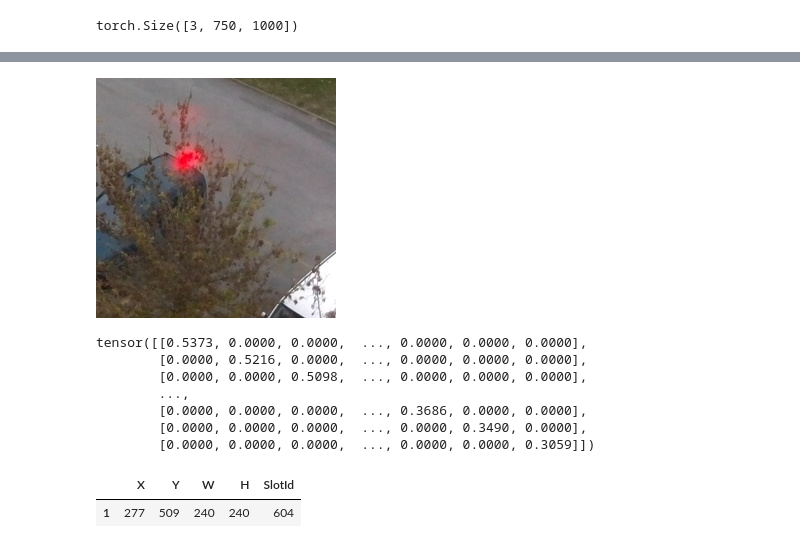
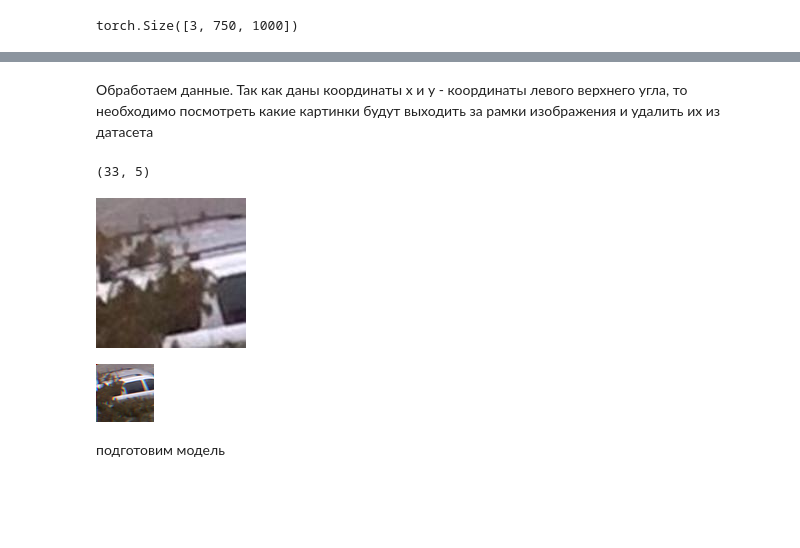
Before and after one commit to VitalBoss/Practice, a Jupyter notebook: detect2_1.ipynb, the cells around one changed output, grey strips where cells are left out. Saved outputs shown, nothing was run; the diff lists cells and outputs as text; code cells hidden in the pictures; blank space fills up the shorter version.

Commit message:
detect2_2
Корректно преобразовал координаты боксов и куски изображений. Также подготовил модель и данные для обучения

```diff
--- a/detect2_1.ipynb
+++ b/detect2_1.ipynb
@@ -296,3 +307,23 @@ h = 240
+# %% [markdown]
+Обработаем данные. Так как даны координаты х и у - координаты левого верхнего угла, то необходимо посмотреть какие картинки будут выходить за рамки изображения и удалить их из датасета
+# %%
+data = data[(data.X + data.W < 1000) & (data.Y + data.H < 750)]
+data.shape
+# %% [output]
+(33, 5)
+# %%
+i = np.random.randint(1, 34)
+#i = 18
+id = data.loc[i, 'SlotId']
+x = data.loc[i, 'X']
+y = data.loc[i, 'Y']
+h = data.loc[i, 'H']
+w = data.loc[i, 'W']
+
+pict = Image.open(f"C:\\Users\\Vitaliy\\3D Objects\\detect\\PATCHES\\OVERCAST\\2015-11-16\\camera1\\O_2015-11-16_07.10_C01_{id}.jpg")
+pict
+# %% [output]
+[figure, added]
 # %%
 img_small = torch.zeros((3, w, h))
 idx = 0
@@ -300,32 +331,21 @@ idy = 0
 for k in range(img.shape[0]):
     for i in range(img.shape[1]):
         for j in range(img.shape[2]):
-            if (i >= x and i < (x+w)) and (j >= y and j < (y+h)):
+            if (i >= y and i < (y+w)) and (j >= x and j < (x+h)):
                 img_small[k, idy, idx] = img[k, i, j]
                 idx += 1
-                if idx == w:
+                if idx == h:
                     idx = 0
                     idy += 1
-                if idy == h:
+                if idy == w:
                     idy = 0
+                    idx += 1
 # %%
 to_img = T.ToPILImage()
 img_pic = to_img(img_small)
+img_pic = img_pic.crop((0, 0, 58, 58))
 img_pic
 # %% [output]
-[figure, old version]
+[figure, new version]
-# %%
-img_small[0]
-# %% [output]
-tensor([[0.5373, 0.0000, 0.0000,  ..., 0.0000, 0.0000, 0.0000],
-        [0.0000, 0.5216, 0.0000,  ..., 0.0000, 0.0000, 0.0000],
-        [0.0000, 0.0000, 0.5098,  ..., 0.0000, 0.0000, 0.0000],
-        ...,
-        [0.0000, 0.0000, 0.0000,  ..., 0.3686, 0.0000, 0.0000],
-        [0.0000, 0.0000, 0.0000,  ..., 0.0000, 0.3490, 0.0000],
-        [0.0000, 0.0000, 0.0000,  ..., 0.0000, 0.0000, 0.3059]])
-# %%
-data[data.SlotId == 604]
-# %% [output]
-|  | X | Y | W | H | SlotId |
-| 1 | 277 | 509 | 240 | 240 | 604 |
+# %% [markdown]
+подготовим модель
```
Also changed, not shown: parts of 19 cells of this notebook.
